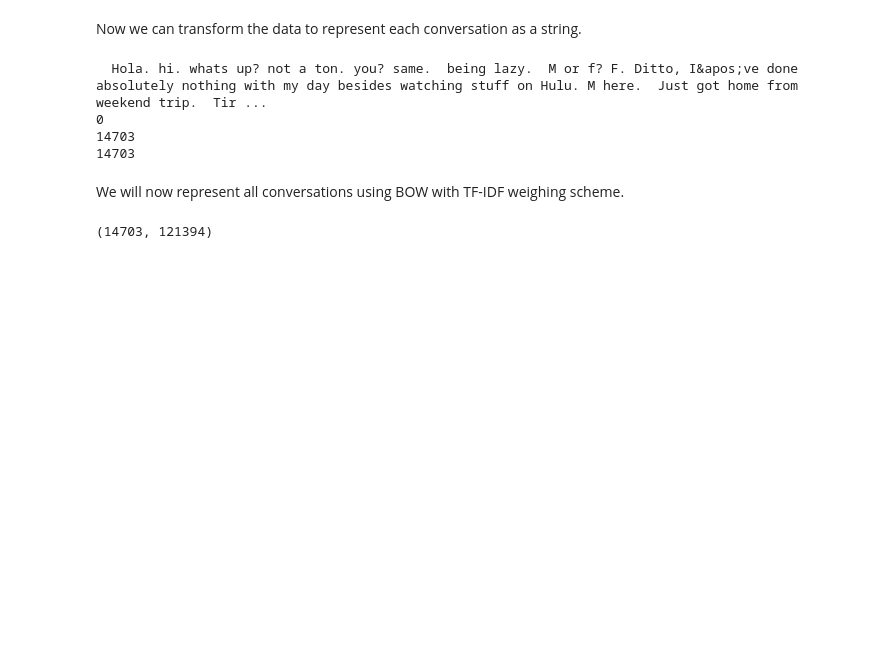
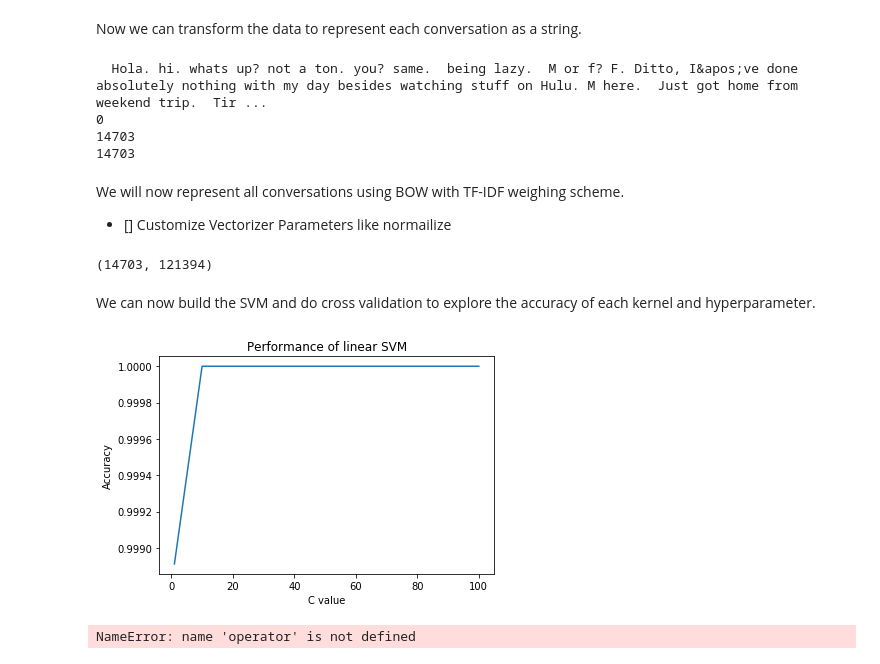
Before and after one commit to kenjenlee/online-grooming-detector, a Jupyter notebook: src/SVM/3 - Building the SVM.ipynb, the cells around one changed output. Cells and saved outputs as stored; diff of their text form; code cells hidden in the pictures; blank space fills up the shorter version.

```diff
--- a/src/SVM/3 - Building the SVM.ipynb
+++ b/src/SVM/3 - Building the SVM.ipynb
@@ -45,6 +45,7 @@ print(len(labels))
 14703
 # %% [markdown]
 We will now represent all conversations using BOW with TF-IDF weighing scheme.
+- [] Customize Vectorizer Parameters like normailize
 # %%
 from sklearn.feature_extraction.text import TfidfVectorizer
 vectorizer = TfidfVectorizer()
@@ -52,3 +53,34 @@ X = vectorizer.fit_transform(corpus)
 print(X.shape)
 # %% [output]
 (14703, 121394)
+# %% [markdown]
+We can now build the SVM and do cross validation to explore the accuracy of each kernel and hyperparameter.
+# %%
+from sklearn import svm
+from sklearn.model_selection import KFold
+import matplotlib.pyplot as plt
+from sklearn import metrics
+import heapq
+import operator
+
+# k_fold = KFold(10, True, 1)
+kernel = 'linear'
+acc = []
+
+for coef_c in [1, 10, 100]:
+    model = svm.SVC(kernel=kernel, C=coef_c, gamma='auto', random_state=0)
+    model.fit(X, labels)
+    pred_y = model.predict(X)
+    acc.append([coef_c, metrics.accuracy_score(labels, pred_y)])
+    # print("{}, c={}, Accuracy: {}".format(kernel, coef_c, acc[len(acc)-1]))
+plt.plot([1, 10, 100], [i[1] for i in acc])
+plt.title("Performance of {} SVM".format(kernel))
+plt.xlabel("C value")
+plt.ylabel("Accuracy")
+# plt.savefig('../output/As1_Qn4.2_' + kernel + '_' + datetime.datetime.now().strftime("%Y_%m_%d_%H_%M_%S") + '.png')
+plt.show()
+best = heapq.nlargest(1, acc, key=operator.itemgetter(1))[0]
+print("Best performing linear kernel SVM: C={}, Acc={}".format(best[0], best[1]))
+# %% [output]
+[figure, added]
+NameError: name 'operator' is not defined
```
Also changed, not shown: 1 other file.
